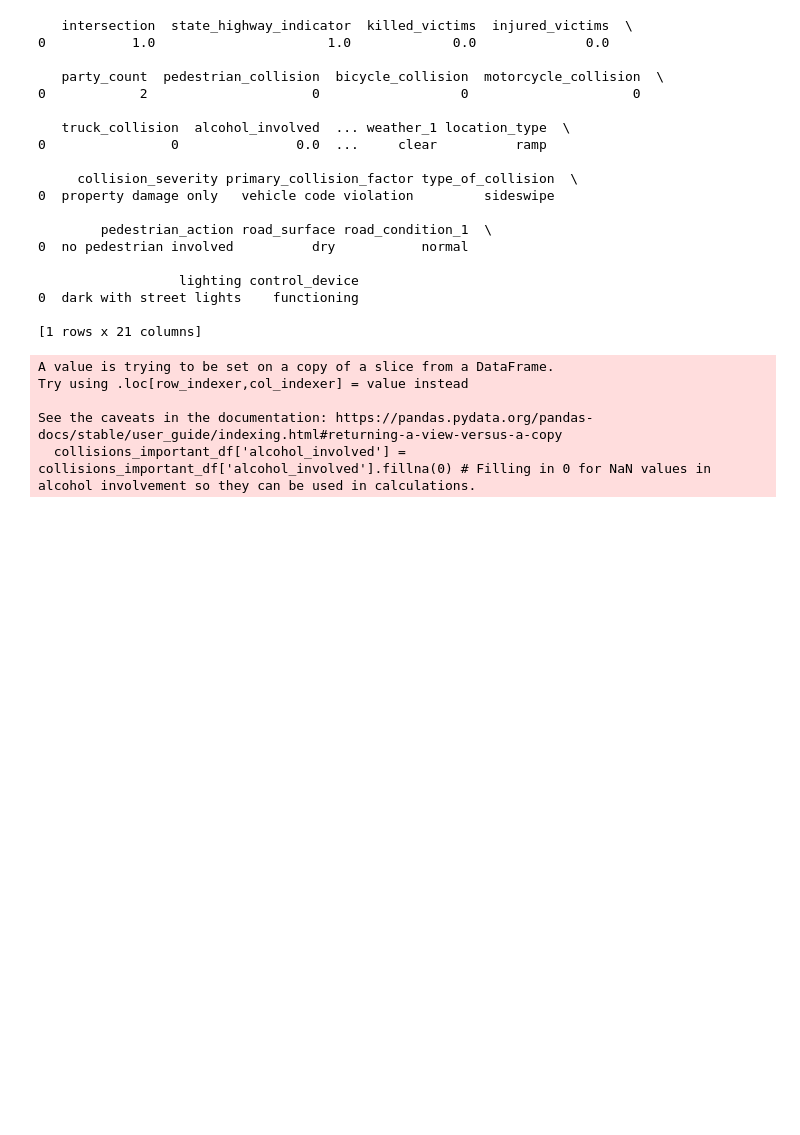
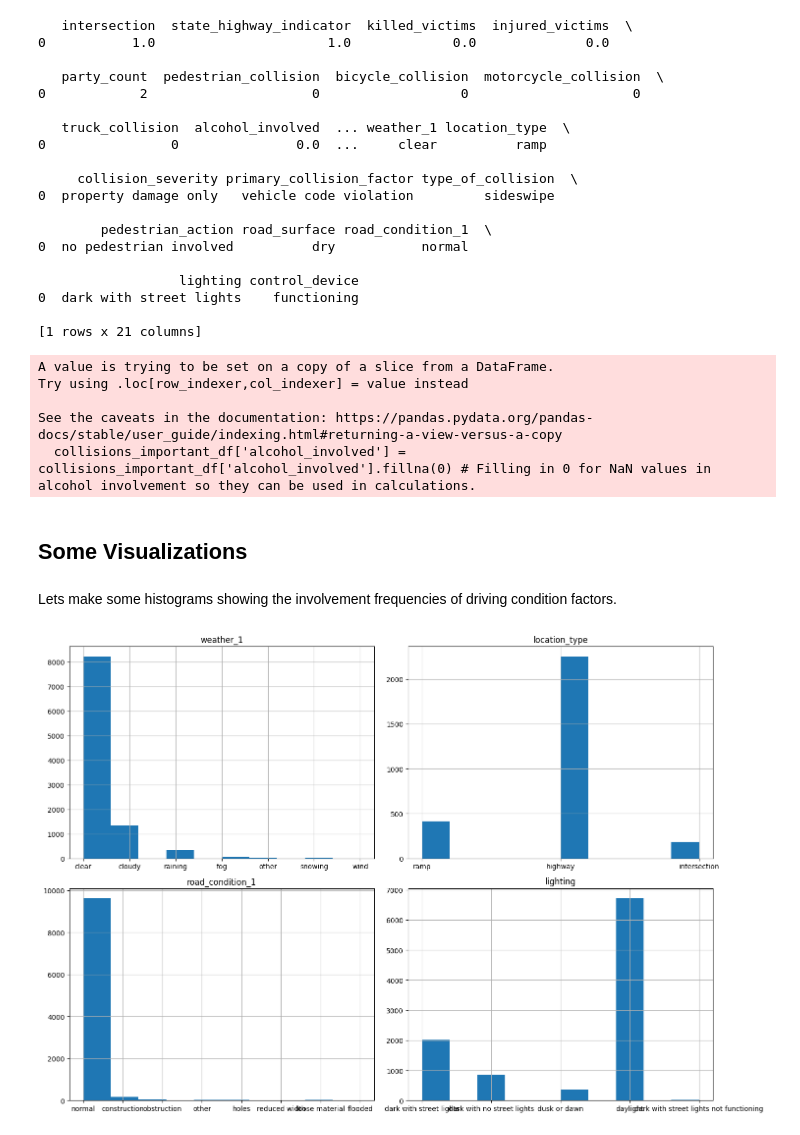
Before and after one commit to Micah614/Mining_SWITRS_for_AI_Safety_Benefits, a Jupyter notebook: SWITRS_Python_Notebook.ipynb, the cells around one changed output. Saved outputs shown, nothing was run; the diff lists cells and outputs as text; code cells hidden in the pictures; blank space fills up the shorter version.

```diff
--- a/SWITRS_Python_Notebook.ipynb
+++ b/SWITRS_Python_Notebook.ipynb
@@ -1078,3 +1001,30 @@ Try using .loc[row_indexer,col_indexer] = value instead
 
 See the caveats in the documentation: https://pandas.pydata.org/pandas-docs/stable/user_guide/indexing.html#returning-a-view-versus-a-copy
   collisions_important_df['alcohol_involved'] = collisions_important_df['alcohol_involved'].fillna(0) # Filling in 0 for NaN values in alcohol involvement so they can be used in calculations.
+# %% [markdown]
+## Some Visualizations
+# %% [markdown]
+Lets make some histograms showing the involvement frequencies of driving condition factors.
+# %%
+plt.figure(figsize=(15,10))
+
+plt.subplot(2, 2, 1)
+collisions_important_df['weather_1'].hist()
+plt.title('weather_1')
+
+plt.subplot(2, 2, 2)
+collisions_important_df['location_type'].hist()
+plt.title('location_type')
+
+plt.subplot(2, 2, 3)
+collisions_important_df['road_condition_1'].hist()
+plt.title('road_condition_1')
+
+plt.subplot(2, 2, 4)
+collisions_important_df['lighting'].hist()
+plt.title('lighting')
+
+plt.tight_layout()
+plt.show()
+# %% [output]
+[figure, added]
```
Also changed, not shown: parts of 25 cells of this notebook.
